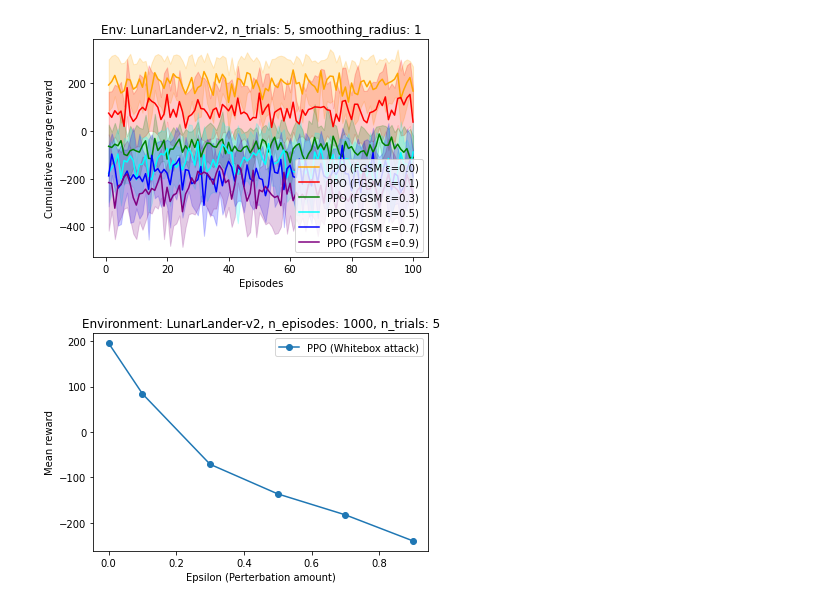
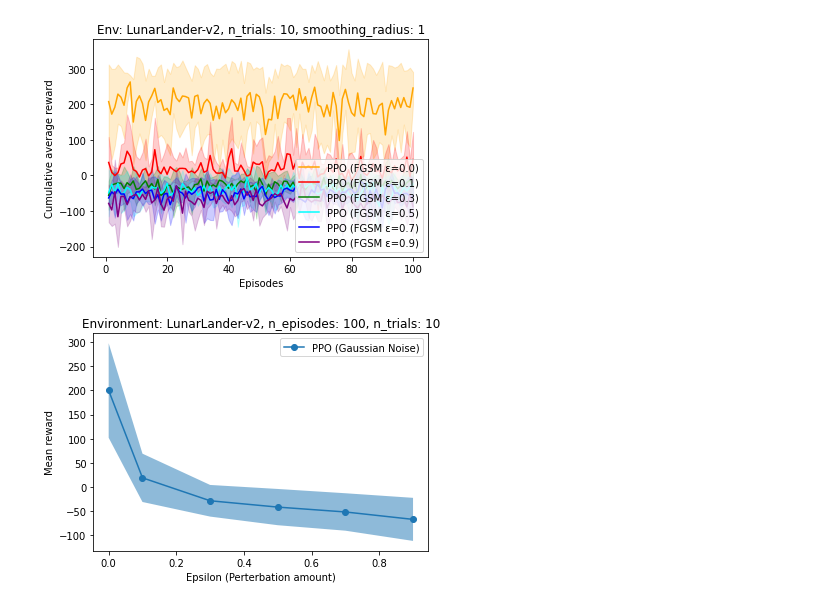
Before and after one commit to bhargavCSSE/adv-RL, a Jupyter notebook: PPO/plotter_matplotlib.ipynb, the cells around one changed output. Drawn from its saved outputs; the diff is of its cells as text; code cells hidden in the pictures.

```diff
--- a/PPO/plotter_matplotlib.ipynb
+++ b/PPO/plotter_matplotlib.ipynb
@@ -13,12 +13,12 @@ def smoothing(arr, radius=10):
 # Import files and Generate plot data
 plotdata_1 = pd.read_csv('data/Primary-model/PPO-LunarLander10000x5-rewards-train.csv', index_col=0)
 plotdata_1_ = pd.read_csv('data/Adv-model/PPOadv-LunarLander2000x5-rewards-train.csv', index_col=0)
-plotdata_2 = pd.read_csv('data/Whitebox/PPO-LunarLander100x10-rewards-testFGSM_0.csv', index_col=0)
-plotdata_3 = pd.read_csv('data/Whitebox/PPO-LunarLander100x10-rewards-testFGSM_1.csv', index_col=0)
-plotdata_4 = pd.read_csv('data/Whitebox/PPO-LunarLander100x10-rewards-testFGSM_3.csv', index_col=0)
-plotdata_5 = pd.read_csv('data/Whitebox/PPO-LunarLander100x10-rewards-testFGSM_5.csv', index_col=0)
-plotdata_6 = pd.read_csv('data/Whitebox/PPO-LunarLander100x10-rewards-testFGSM_7.csv', index_col=0)
-plotdata_7 = pd.read_csv('data/Whitebox/PPO-LunarLander100x10-rewards-testFGSM_9.csv', index_col=0)
+plotdata_2 = pd.read_csv('data/Noise/PPO-LunarLander100x10-rewards-testNoise_0.csv', index_col=0)
+plotdata_3 = pd.read_csv('data/Noise/PPO-LunarLander100x10-rewards-testNoise_1.csv', index_col=0)
+plotdata_4 = pd.read_csv('data/Noise/PPO-LunarLander100x10-rewards-testNoise_3.csv', index_col=0)
+plotdata_5 = pd.read_csv('data/Noise/PPO-LunarLander100x10-rewards-testNoise_5.csv', index_col=0)
+plotdata_6 = pd.read_csv('data/Noise/PPO-LunarLander100x10-rewards-testNoise_7.csv', index_col=0)
+plotdata_7 = pd.read_csv('data/Noise/PPO-LunarLander100x10-rewards-testNoise_9.csv', index_col=0)
 
 n_episodes_train, n_trials_train = plotdata_1.shape
 n_episodes_train_, n_trials_train_ = plotdata_1_.shape
@@ -97,40 +97,40 @@ y_7_var = smoothing(std_vals_7, radius=1)
 
 plt.figure()
 
-plt.title("Env: LunarLander-v2, n_trials: 5, smoothing_radius: {}".format(radius))
+plt.title("Env: LunarLander-v2, n_trials: 10, smoothing_radius: {}".format(radius))
 plt.xlabel("Episodes")
 plt.ylabel("Cumulative average reward")
 
 color = "orange"
 plt.plot(test_x, y_2, label='PPO (FGSM \u03B5=0.0)', color=color)
 plt.fill_between(test_x, y_2-y_2_var, y_2+y_2_var, alpha=0.2, color=color)
 
 color = "red"
 plt.plot(testFGSM0_1_x, y_3, label='PPO (FGSM \u03B5=0.1)', color=color)
 plt.fill_between(testFGSM0_1_x, y_3-y_3_var, y_3+y_3_var, alpha=0.2, color=color)
 
 color = "green"
 plt.plot(testFGSM0_3_x, y_4, label='PPO (FGSM \u03B5=0.3)', color=color)
 plt.fill_between(testFGSM0_3_x, y_4-y_4_var, y_4+y_4_var, alpha=0.2, color=color)
 
 color = "cyan"
 plt.plot(testFGSM0_5_x, y_5, label='PPO (FGSM \u03B5=0.5)', color=color)
 plt.fill_between(testFGSM0_5_x, y_5-y_5_var, y_5+y_5_var, alpha=0.2, color=color)
 
 color = "blue"
 plt.plot(testFGSM0_7_x, y_6, label='PPO (FGSM \u03B5=0.7)', color=color)
 plt.fill_between(testFGSM0_7_x, y_6-y_6_var, y_6+y_6_var, alpha=0.2, color=color)
 
 color = "purple"
 plt.plot(testFGSM0_9_x, y_7, label='PPO (FGSM \u03B5=0.9)', color=color)
 plt.fill_between(testFGSM0_9_x, y_7-y_7_var, y_7+y_7_var, alpha=0.2, color=color)
 
 plt.legend(loc='lower right')
 
-plt.savefig('plots/LunarLander1000-testFGSM_Combined')
+plt.savefig('plots/Noise_LunarLander1000-testNoise_Combined')
 plt.show()
 # %% [output]
-[figure, old version]
+[figure, new version]
 # %%
 y_2 = mean_vals_2.mean()
 y_3 = mean_vals_3.mean()
@@ -139,20 +139,29 @@ y_5 = mean_vals_5.mean()
 y_6 = mean_vals_6.mean()
 y_7 = mean_vals_7.mean()
 
+std_y_2 = std_vals_2.mean()
+std_y_3 = std_vals_3.mean()
+std_y_4 = std_vals_4.mean()
+std_y_5 = std_vals_5.mean()
+std_y_6 = std_vals_6.mean()
+std_y_7 = std_vals_7.mean()
+
 plt.figure()
-plt.title("Environment: LunarLander-v2, n_episodes: 1000, n_trials: 5")
+plt.title("Environment: LunarLander-v2, n_episodes: 100, n_trials: 10")
 plt.xlabel("Epsilon (Perterbation amount)")
 plt.ylabel("Mean reward")
 
 epsilon = [0.0, 0.1, 0.3, 0.5, 0.7, 0.9]
-mean_reward = [y_2, y_3, y_4, y_5, y_6, y_7]
+mean_reward = np.array([y_2, y_3, y_4, y_5, y_6, y_7])
+mean_std = np.array([std_y_2, std_y_3, std_y_4, std_y_5, std_y_6, std_y_7])
 
-plt.plot(epsilon, mean_reward, label='PPO (Whitebox attack)', marker='o')
+plt.plot(epsilon, mean_reward, label='PPO (Gaussian Noise)', marker='o')
+plt.fill_between(epsilon, mean_reward+mean_std, mean_reward-mean_std, alpha=0.5)
 plt.legend(loc='upper right')
 
-plt.savefig('plots/LunarLander1000-epsilonVSMeanReward')
-d = pd.DataFrame(data={"Epsilon":epsilon, "PPO": mean_reward})
-d.to_csv('data/PPO-perturbation-effects-LunarLander.csv')
+plt.savefig('plots/Noise_LunarLander1000-epsilonVSMeanReward')
+d = pd.DataFrame(data={"Epsilon":epsilon, "mean_reward": mean_reward, "std_reward": mean_std})
+d.to_csv('data/Noise/PPO-perturbation-effects-LunarLander.csv')
 plt.show()
 # %% [output]
-[figure, old version]
+[figure, new version]
```
Also changed, not shown: parts of 1 cell of this notebook, 30 other files.
